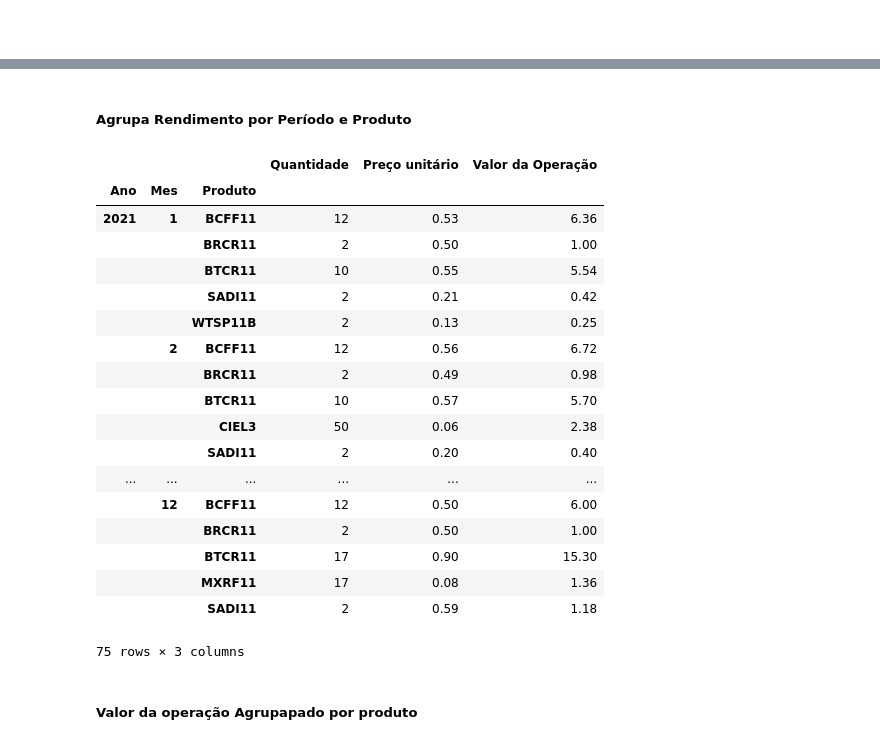
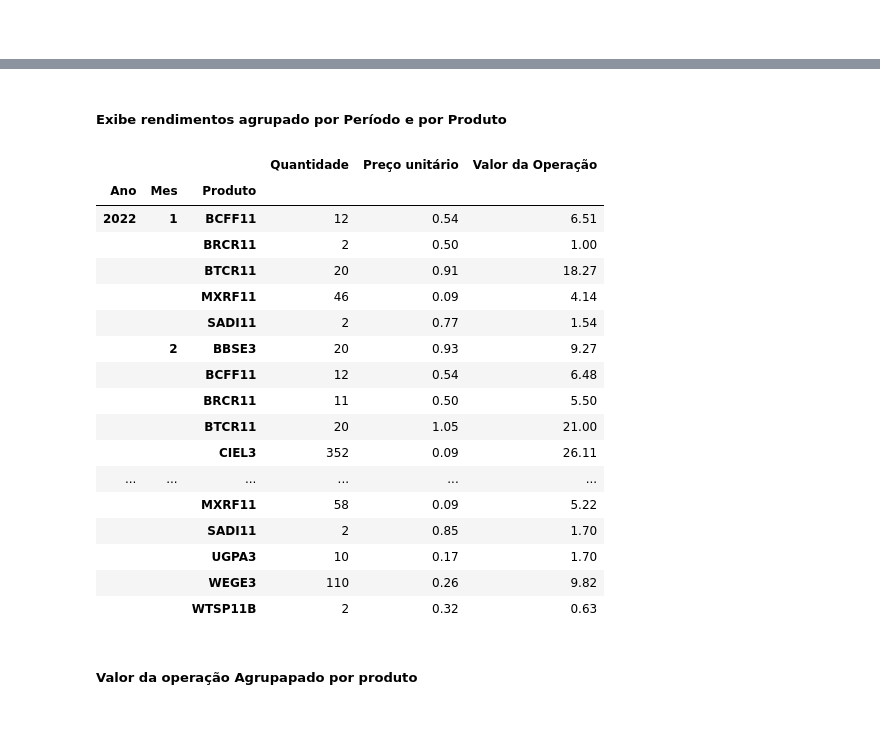
Before and after one commit to CarmoPJunior/Python-Estudos, a Jupyter notebook: analise_B3_Panda/Untitled.ipynb, the cells around one changed output, grey strips where cells are left out. Drawn from its saved outputs; the diff is of its cells as text; code cells hidden in the pictures.

```diff
--- a/analise_B3_Panda/Untitled.ipynb
+++ b/analise_B3_Panda/Untitled.ipynb
@@ -15,7 +15,7 @@ pd.__version__
 # %% [markdown]
 ##### Carrega o Arquivo
 # %%
-df = pd.read_excel('movimentacao-2021-12-19-02-00-08.xlsx', sheet_name="Movimentação")
+df = pd.read_excel('movimentacao-2022_ate_29_04.xlsx', sheet_name="Movimentação")
 # %% [markdown]
 ##### Exibe as linhas do arquivo
 # %%
@@ -137,6 +119,6 @@ df_sum_Movimentacao
 # %%
-tipos_movimentacoes = ['Juros Sobre Capital Próprio','Rendimento', 'Dividendo']
-df_filter_movimentacao = df[df['Movimentação'].isin(tipos_movimentacoes)]
-print(df_filter_movimentacao.sum());
+types_incomes = ['Juros Sobre Capital Próprio','Rendimento', 'Dividendo']
+df_income_only = df[df['Movimentação'].isin(types_incomes)]
+print(df_income_only.sum());
 # %% [output]
 Entrada/Saída        CreditoCreditoCreditoCreditoCreditoCreditoCred...
@@ -171,29 +144,27 @@ df_filter_movimentacao.groupby([df['Data'].dt.year.rename('Ano'), df['Data'].dt.
 # %% [markdown]
-##### Agrupa Rendimento por  Período e Produto
+##### Exibe rendimentos agrupado por  Período e por Produto
 # %%
-df_por_produto = df_filter_movimentacao.groupby([df['Data'].dt.year.rename('Ano'), df['Data'].dt.month.rename('Mes'), df['Produto']]).sum()
-pd.set_option("min_rows", 76)
-df_por_produto.head(76)
+df_grupby_produto_period = df_income_only.groupby([df['Data'].dt.year.rename('Ano'), df['Data'].dt.month.rename('Mes'), df['Produto']]).sum()
+df_grupby_produto_period.head(100)
 # %% [output]
 |  |  |  | Quantidade | Preço unitário | Valor da Operação |
 | Ano | Mes | Produto |  |  |  |
-| 2021 | 1 | BCFF11 | 12 | 0.53 | 6.36 |
+| 2022 | 1 | BCFF11 | 12 | 0.54 | 6.51 |
 |  |  | BRCR11 | 2 | 0.50 | 1.00 |
-|  |  | BTCR11 | 10 | 0.55 | 5.54 |
-|  |  | SADI11 | 2 | 0.21 | 0.42 |
-|  |  | WTSP11B | 2 | 0.13 | 0.25 |
-|  | 2 | BCFF11 | 12 | 0.56 | 6.72 |
-|  |  | BRCR11 | 2 | 0.49 | 0.98 |
-|  |  | BTCR11 | 10 | 0.57 | 5.70 |
-|  |  | CIEL3 | 50 | 0.06 | 2.38 |
-|  |  | SADI11 | 2 | 0.20 | 0.40 |
+|  |  | BTCR11 | 20 | 0.91 | 18.27 |
+|  |  | MXRF11 | 46 | 0.09 | 4.14 |
+|  |  | SADI11 | 2 | 0.77 | 1.54 |
+|  | 2 | BBSE3 | 20 | 0.93 | 9.27 |
+|  |  | BCFF11 | 12 | 0.54 | 6.48 |
+|  |  | BRCR11 | 11 | 0.50 | 5.50 |
+|  |  | BTCR11 | 20 | 1.05 | 21.00 |
+|  |  | CIEL3 | 352 | 0.09 | 26.11 |
 | ... | ... | ... | ... | ... | ... |
-|  | 12 | BCFF11 | 12 | 0.50 | 6.00 |
-|  |  | BRCR11 | 2 | 0.50 | 1.00 |
-|  |  | BTCR11 | 17 | 0.90 | 15.30 |
-|  |  | MXRF11 | 17 | 0.08 | 1.36 |
-|  |  | SADI11 | 2 | 0.59 | 1.18 |
+|  |  | MXRF11 | 58 | 0.09 | 5.22 |
+|  |  | SADI11 | 2 | 0.85 | 1.70 |
+|  |  | UGPA3 | 10 | 0.17 | 1.70 |
+|  |  | WEGE3 | 110 | 0.26 | 9.82 |
+|  |  | WTSP11B | 2 | 0.32 | 0.63 |
-75 rows × 3 columns
 # %% [markdown]
 ##### Valor da operação Agrupapado por produto
 # %%
```
Also changed, not shown: parts of 21 cells of this notebook, 5 other files.
